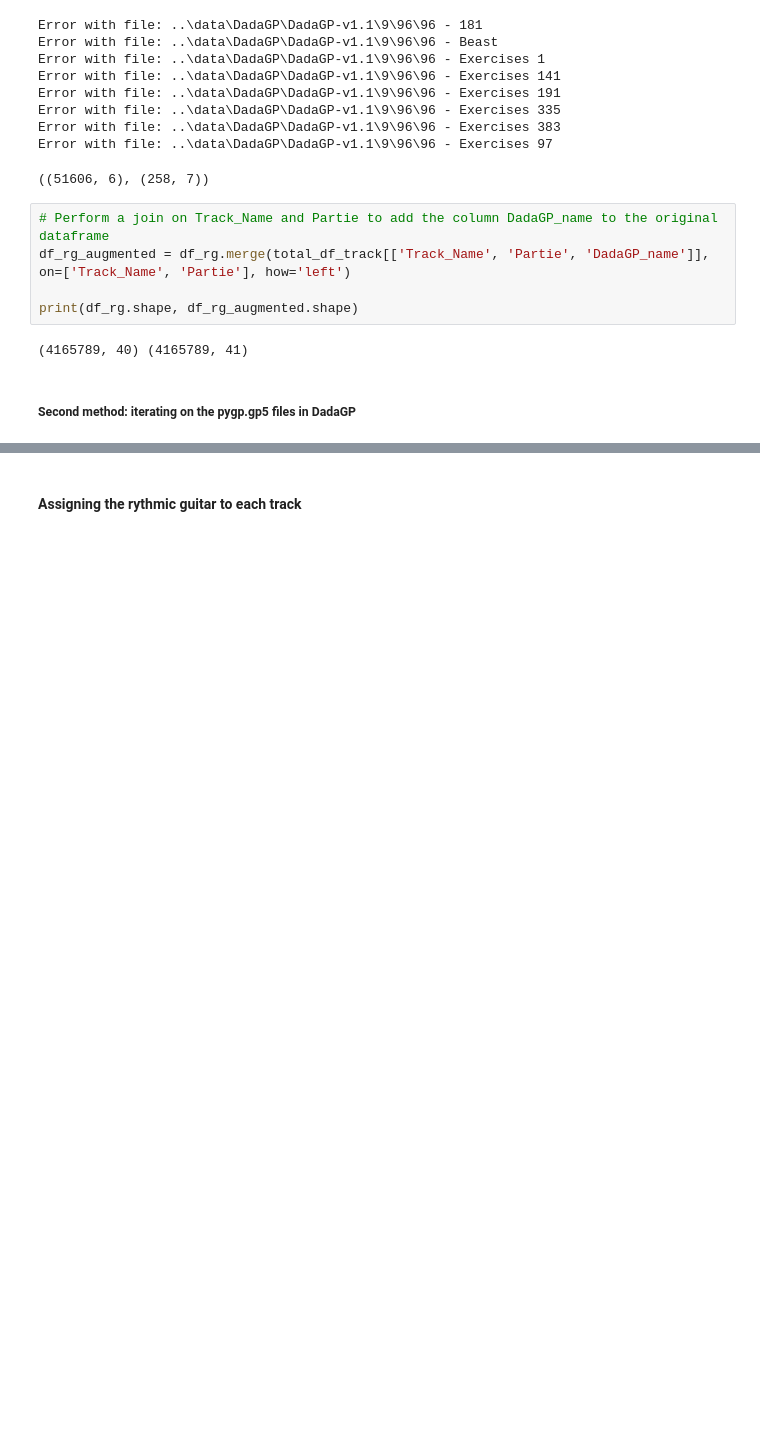
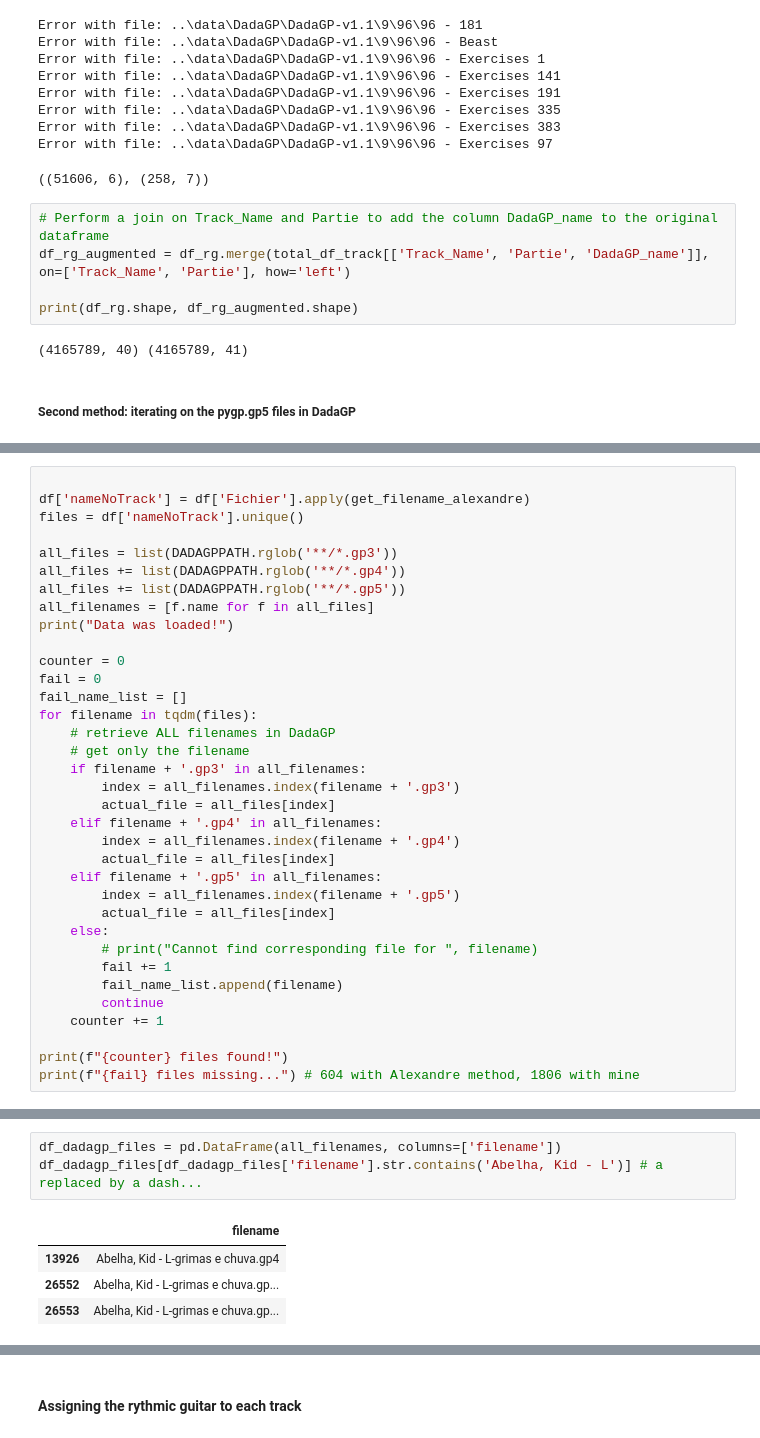
Before and after one commit to OlitHub/guitar-tab-gen, a Jupyter notebook: src/dadagp_sep_file_gen.ipynb, the cells around one changed output, grey strips where cells are left out. Drawn from its saved outputs; the diff is of its cells as text; blank space fills up the shorter version.

```diff
--- a/src/dadagp_sep_file_gen.ipynb
+++ b/src/dadagp_sep_file_gen.ipynb
@@ -435,0 +493,35 @@ df_rg_cleaned_aug[df_rg_cleaned_aug['Author'] == 'AC']
+# %%
+
+df['nameNoTrack'] = df['Fichier'].apply(get_filename_alexandre)
+files = df['nameNoTrack'].unique()
+
+all_files = list(DADAGPPATH.rglob('**/*.gp3'))
+all_files += list(DADAGPPATH.rglob('**/*.gp4'))
+all_files += list(DADAGPPATH.rglob('**/*.gp5'))
+all_filenames = [f.name for f in all_files]
+print("Data was loaded!")
+
+counter = 0
+fail = 0
+fail_name_list = []
+for filename in tqdm(files):
+    # retrieve ALL filenames in DadaGP
+    # get only the filename
+    if filename + '.gp3' in all_filenames:
+        index = all_filenames.index(filename + '.gp3')
+        actual_file = all_files[index]
+    elif filename + '.gp4' in all_filenames:
+        index = all_filenames.index(filename + '.gp4')
+        actual_file = all_files[index]
+    elif filename + '.gp5' in all_filenames:
+        index = all_filenames.index(filename + '.gp5')
+        actual_file = all_files[index]
+    else:
+        # print("Cannot find corresponding file for ", filename)
+        fail += 1
+        fail_name_list.append(filename)
+        continue
+    counter += 1
+
+print(f"{counter} files found!")
+print(f"{fail} files missing...") # 604 with Alexandre method, 1806 with mine
@@ -435,0 +552,8 @@ df_rg_cleaned_aug[df_rg_cleaned_aug['Author'] == 'AC']
+# %%
+df_dadagp_files = pd.DataFrame(all_filenames, columns=['filename'])
+df_dadagp_files[df_dadagp_files['filename'].str.contains('Abelha, Kid - L')] # a replaced by a dash...
+# %% [output]
+|  | filename |
+| 13926 | Abelha, Kid - L-grimas e chuva.gp4 |
+| 26552 | Abelha, Kid - L-grimas e chuva.gp... |
+| 26553 | Abelha, Kid - L-grimas e chuva.gp... |
```
Also changed, not shown: parts of 20 cells of this notebook, 1 other file.
